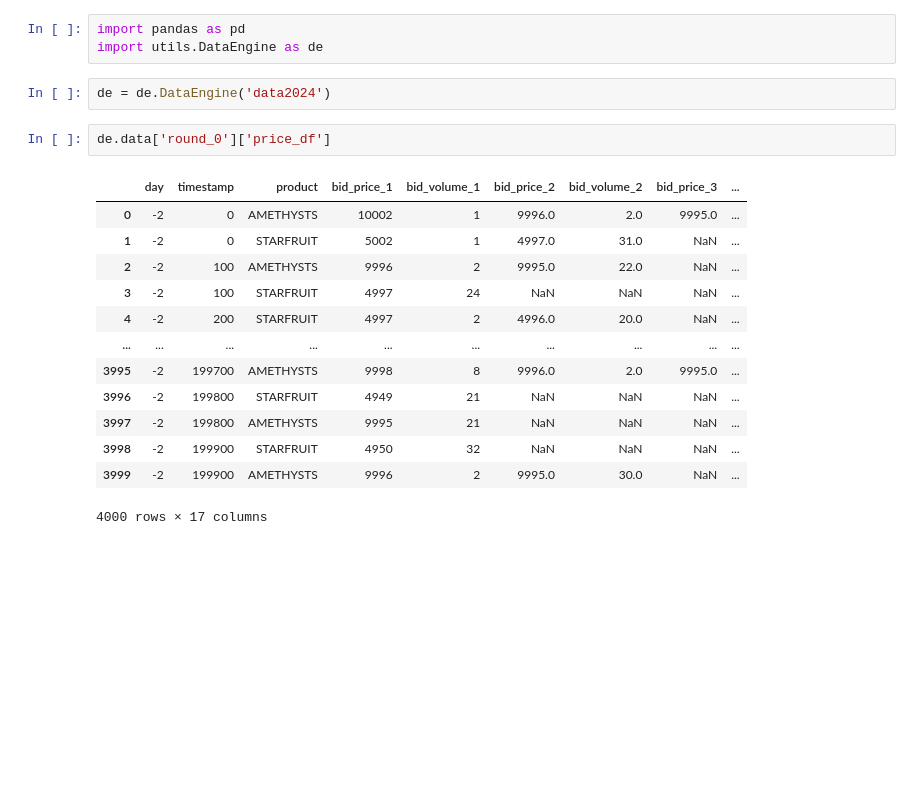
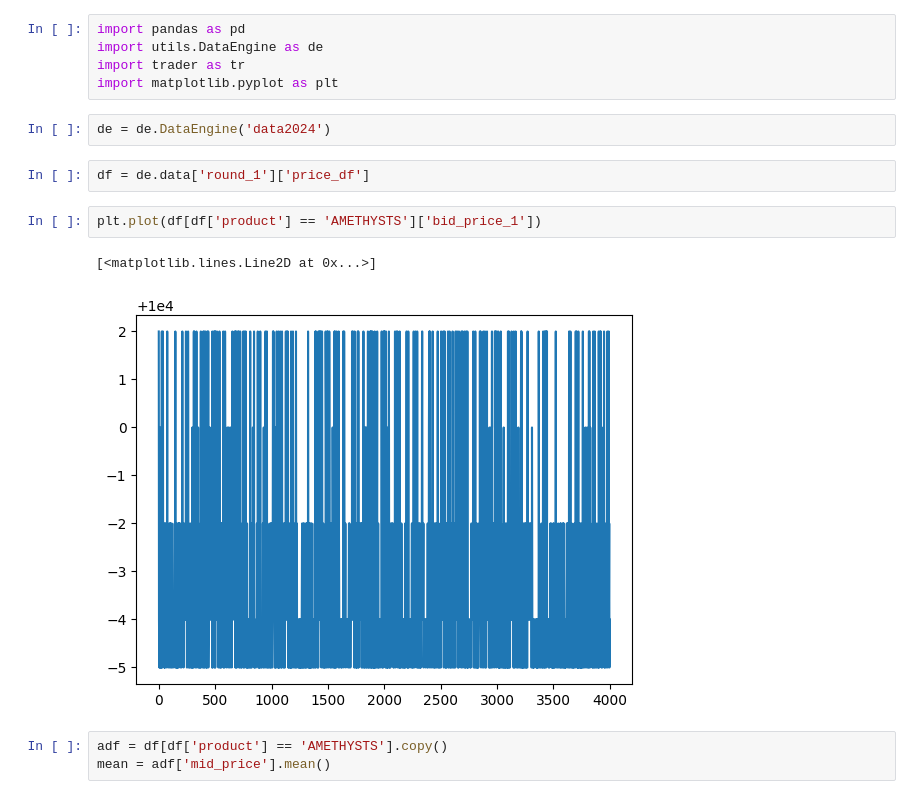
Before and after one commit to felixpoirier1/Prosperity, a Jupyter notebook: test.ipynb, the cells around one changed output. Saved outputs shown, nothing was run; the diff lists cells and outputs as text; blank space fills up the shorter version.

```diff
--- a/test.ipynb
+++ b/test.ipynb
@@ -1,21 +1,17 @@
 # %%
 import pandas as pd
 import utils.DataEngine as de
+import trader as tr
+import matplotlib.pyplot as plt
 # %%
 de = de.DataEngine('data2024')
-# %%
-de.data['round_0']['price_df']
-# %% [output]
-|  | day | timestamp | product | bid_price_1 | bid_volume_1 | bid_price_2 | bid_volume_2 | bid_price_3 | ... |
-| 0 | -2 | 0 | AMETHYSTS | 10002 | 1 | 9996.0 | 2.0 | 9995.0 | ... |
-| 1 | -2 | 0 | STARFRUIT | 5002 | 1 | 4997.0 | 31.0 | NaN | ... |
-| 2 | -2 | 100 | AMETHYSTS | 9996 | 2 | 9995.0 | 22.0 | NaN | ... |
-| 3 | -2 | 100 | STARFRUIT | 4997 | 24 | NaN | NaN | NaN | ... |
-| 4 | -2 | 200 | STARFRUIT | 4997 | 2 | 4996.0 | 20.0 | NaN | ... |
-| ... | ... | ... | ... | ... | ... | ... | ... | ... | ... |
-| 3995 | -2 | 199700 | AMETHYSTS | 9998 | 8 | 9996.0 | 2.0 | 9995.0 | ... |
-| 3996 | -2 | 199800 | STARFRUIT | 4949 | 21 | NaN | NaN | NaN | ... |
-| 3997 | -2 | 199800 | AMETHYSTS | 9995 | 21 | NaN | NaN | NaN | ... |
-| 3998 | -2 | 199900 | STARFRUIT | 4950 | 32 | NaN | NaN | NaN | ... |
-| 3999 | -2 | 199900 | AMETHYSTS | 9996 | 2 | 9995.0 | 30.0 | NaN | ... |
-4000 rows × 17 columns
+# %%
+df = de.data['round_1']['price_df']
+# %%
+plt.plot(df[df['product'] == 'AMETHYSTS']['bid_price_1'])
+# %% [output]
+[<matplotlib.lines.Line2D at 0x...>]
+[figure, added]
+# %%
+adf = df[df['product'] == 'AMETHYSTS'].copy()
+mean = adf['mid_price'].mean()
```
Also changed, not shown: parts of 2 cells of this notebook, 1 other file.
